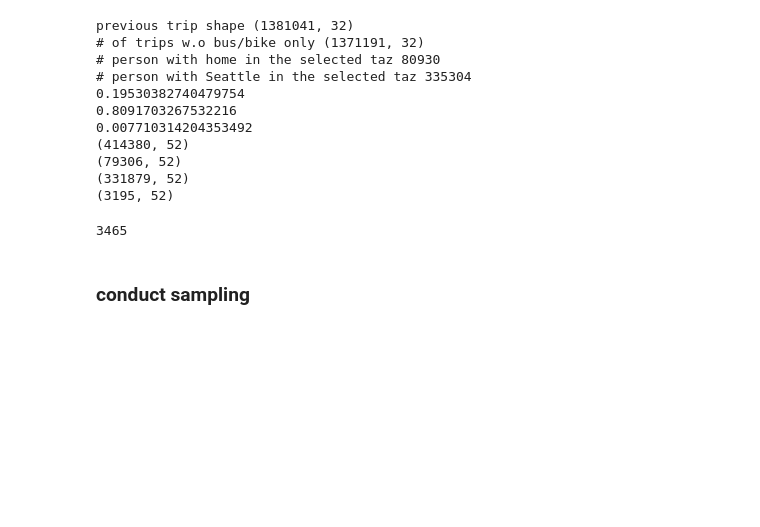
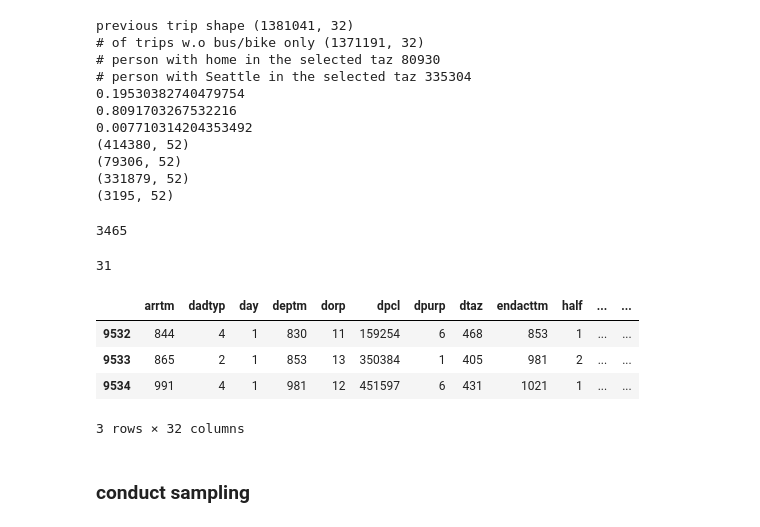
Before and after one commit to Yiran6/app_baseddata_processing, a Jupyter notebook: PSRC_2018_simulation_sampling.ipynb, the cells around one changed output. Saved outputs shown, nothing was run; the diff lists cells and outputs as text; code cells hidden in the pictures; blank space fills up the shorter version.

```diff
--- a/PSRC_2018_simulation_sampling.ipynb
+++ b/PSRC_2018_simulation_sampling.ipynb
@@ -576,3 +551,7 @@ previous trip shape (1381041, 32)
 max(np.unique(trip_revised.dtaz))
 # %% [output]
 3465
+# %%
+len(param)
+# %% [output]
+31
@@ -579,3 +561,11 @@ max(np.unique(trip_revised.dtaz))
+# %%
+trip_revised.head(3)
+# %% [output]
+|  | arrtm | dadtyp | day | deptm | dorp | dpcl | dpurp | dtaz | endacttm | half | ... | ... |
+| 9532 | 844 | 4 | 1 | 830 | 11 | 159254 | 6 | 468 | 853 | 1 | ... | ... |
+| 9533 | 865 | 2 | 1 | 853 | 13 | 350384 | 1 | 405 | 981 | 2 | ... | ... |
+| 9534 | 991 | 4 | 1 | 981 | 12 | 451597 | 6 | 431 | 1021 | 1 | ... | ... |
+3 rows × 32 columns
 # %% [markdown]
 ### conduct sampling
 # %%
```
Also changed, not shown: parts of 2 cells of this notebook, 1 other file.
